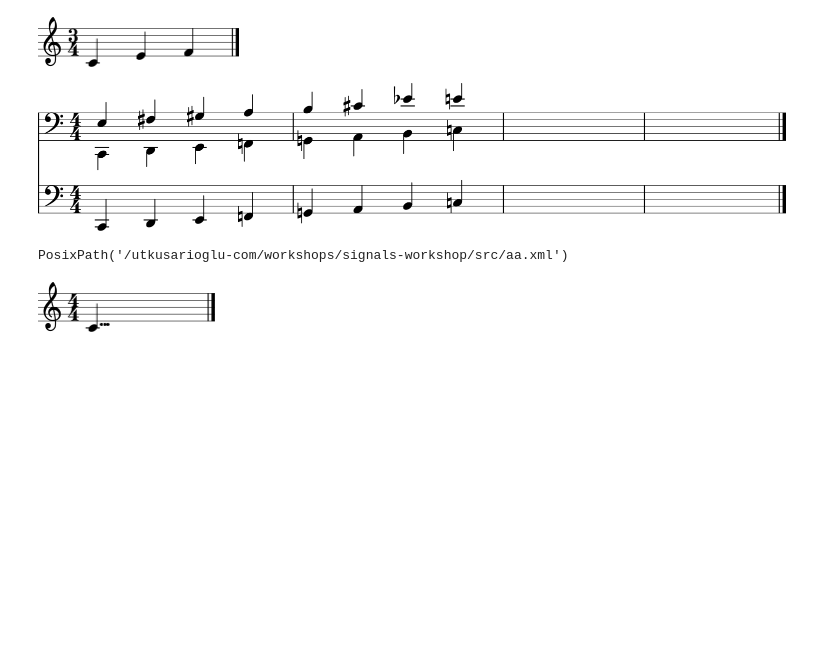
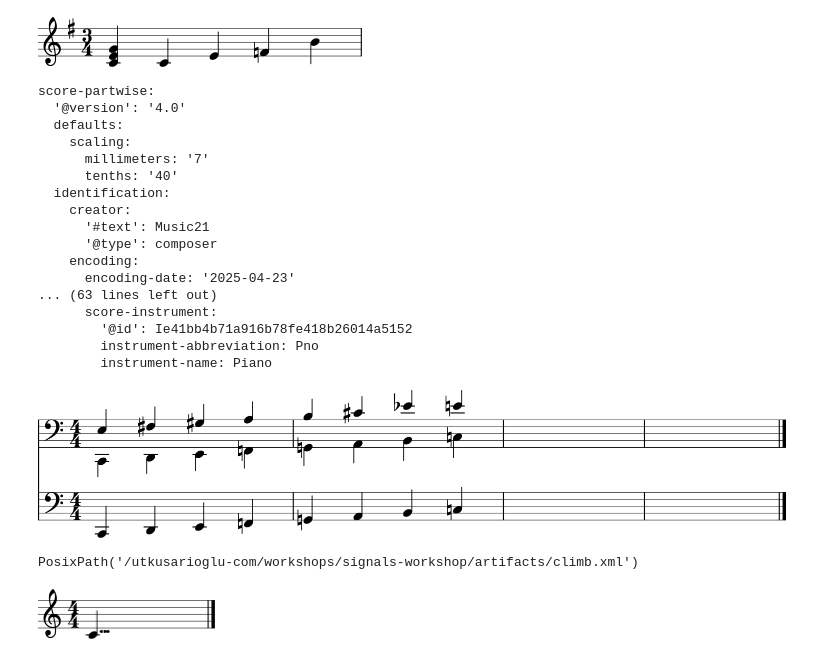
Before and after one commit to utkusarioglu/signals-workshop, a Jupyter notebook: src/music21.ipynb, the cells around one changed output. Cells and saved outputs as stored; diff of their text form; code cells hidden in the pictures; blank space fills up the shorter version.

Commit message:
Feat: VST + Music21

```diff
--- a/src/music21.ipynb
+++ b/src/music21.ipynb
@@ -20,12 +27,60 @@ import random
 # %%
+OUTPUT_ABSPATH = pathlib.Path(os.environ.get("ARTIFACTS_ABSPATH", "/"))
+
 s = stream.Stream()
-s.append(meter.TimeSignature("3/4"))
-for k in "cef":
+p = stream.Part()
+
+# m.append(layout.SystemLayout())
+
+# s.staffLines = 10
+p.append(instrument.Piano())
+p.append(meter.TimeSignature("3/4"))
+p.append(key.KeySignature(1))
+
+m = stream.Measure()
+# m.append(clef.AltoClef())
+# m.append(clef.TrebleClef())
+
+c = chord.Chord()
+c.add(note.Note("C4"))
+c.add(note.Note("E4"))
+c.add(note.Note("G4"))
+
+# m.append(clef.TrebleClef())
+m.append(c)
+for k in "cefb":
     n = note.Note(f"{k.upper()}4")
-    s.append(n)
+    m.append(n)
+
+p.append(m)
+s.append(p)
+
 s.show()
+
+# s.write("musicxml", fp=OUTPUT_ABSPATH / "3-notes.musicxml")
+with open(s.write("musicxml"), "r") as f:
+    python_obj = xmltodict.parse(f.read(), attr_prefix="@")
+    yaml_obj = yaml.dump(python_obj)
+print(yaml_obj)
 # %% [output]
-[figure, old version]
+[figure, new version]
+score-partwise:
+  '@version': '4.0'
+  defaults:
+    scaling:
+      millimeters: '7'
+      tenths: '40'
+  identification:
+    creator:
+      '#text': Music21
+      '@type': composer
+    encoding:
+      encoding-date: '2025-04-23'
+... (63 lines left out)
+      score-instrument:
+        '@id': Ie41bb4b71a916b78fe418b26014a5152
+        instrument-abbreviation: Pno
+        instrument-name: Piano
 # %%
 # environment.set("musicxmlColor", "white")
 score = stream.Score()
@@ -51,10 +106,10 @@ score.insert(0, piano)
 score.insert(0, bass)
 
 score.show()
-score.write("musicxml", fp="aa.xml")
+score.write("musicxml", fp=f"{os.environ.get("ARTIFACTS_ABSPATH")}/climb.xml")
 # %% [output]
 [figure]
-PosixPath('/utkusarioglu-com/workshops/signals-workshop/src/aa.xml')
+PosixPath('/utkusarioglu-com/workshops/signals-workshop/artifacts/climb.xml')
 # %%
 s = stream.Score()
 p = stream.Part()
```
Also changed, not shown: parts of 3 cells of this notebook, 15 other files.
